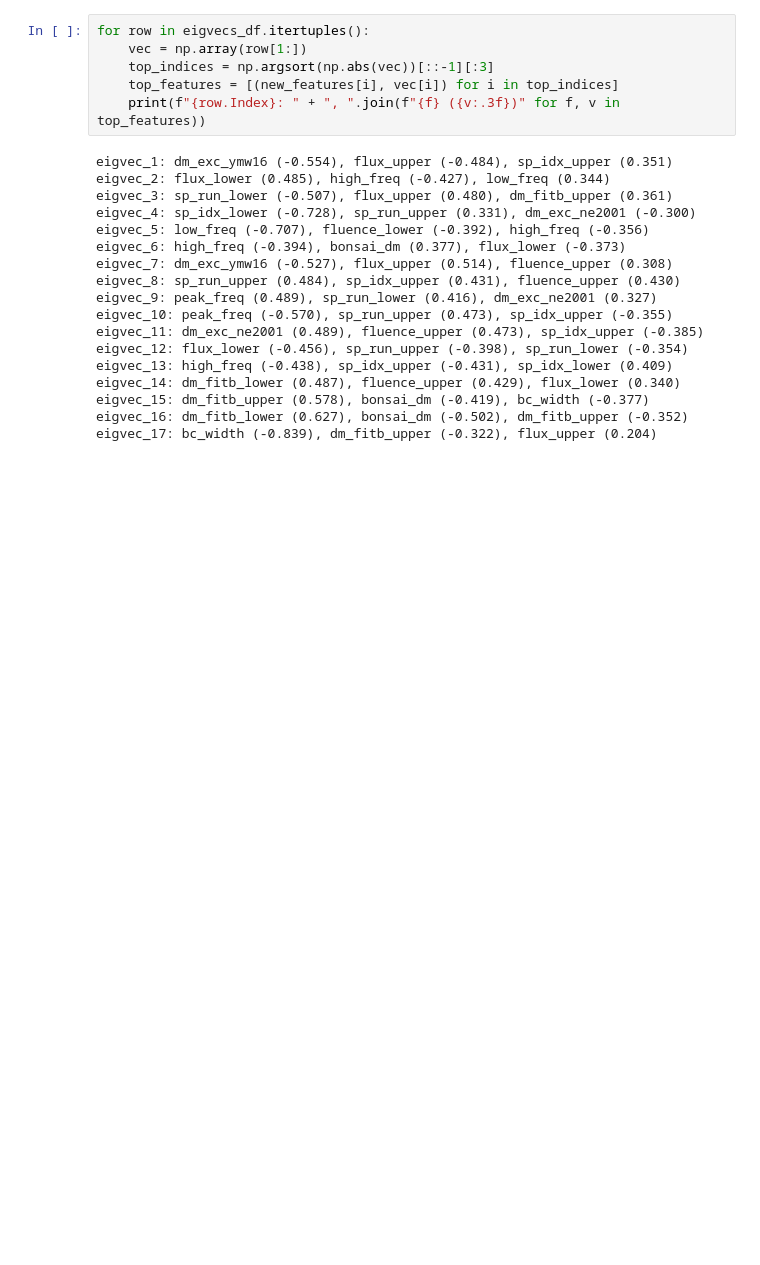
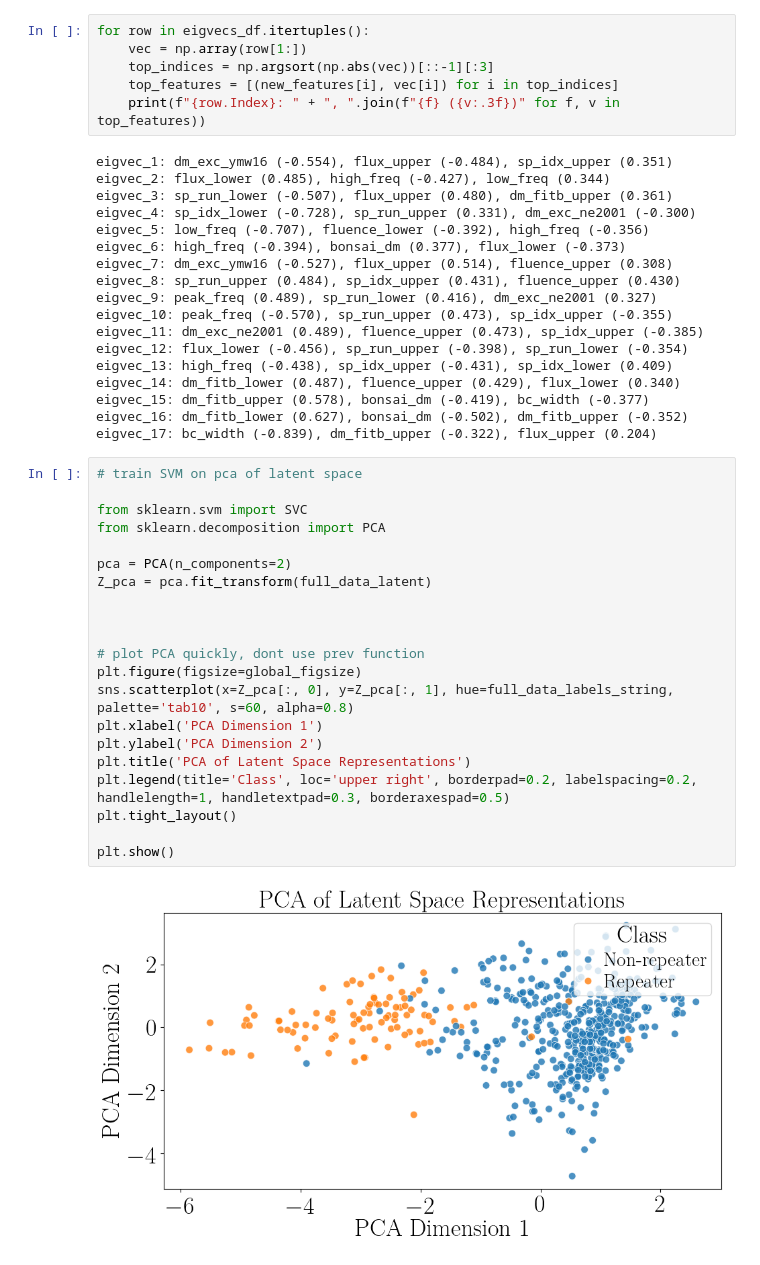
Before and after one commit to rtenacity/frb-analysis, a Jupyter notebook: chime_data/analysis.ipynb, the cells around one changed output. Cells and saved outputs as stored; diff of their text form; blank space fills up the shorter version.

```diff
--- a/chime_data/analysis.ipynb
+++ b/chime_data/analysis.ipynb
@@ -1715,3 +1663,26 @@ eigvec_14: dm_fitb_lower (0.487), fluence_upper (0.429), flux_lower (0.340)
 eigvec_15: dm_fitb_upper (0.578), bonsai_dm (-0.419), bc_width (-0.377)
 eigvec_16: dm_fitb_lower (0.627), bonsai_dm (-0.502), dm_fitb_upper (-0.352)
 eigvec_17: bc_width (-0.839), dm_fitb_upper (-0.322), flux_upper (0.204)
+# %%
+# train SVM on pca of latent space
+
+from sklearn.svm import SVC
+from sklearn.decomposition import PCA
+
+pca = PCA(n_components=2)
+Z_pca = pca.fit_transform(full_data_latent)
+
+
+
+# plot PCA quickly, dont use prev function
+plt.figure(figsize=global_figsize)
+sns.scatterplot(x=Z_pca[:, 0], y=Z_pca[:, 1], hue=full_data_labels_string, palette='tab10', s=60, alpha=0.8)
+plt.xlabel('PCA Dimension 1')
+plt.ylabel('PCA Dimension 2')
+plt.title('PCA of Latent Space Representations')
+plt.legend(title='Class', loc='upper right', borderpad=0.2, labelspacing=0.2, handlelength=1, handletextpad=0.3, borderaxespad=0.5)
+plt.tight_layout()
+
+plt.show()
+# %% [output]
+[figure, added]
```
Also changed, not shown: parts of 15 cells of this notebook, 4 other files.
